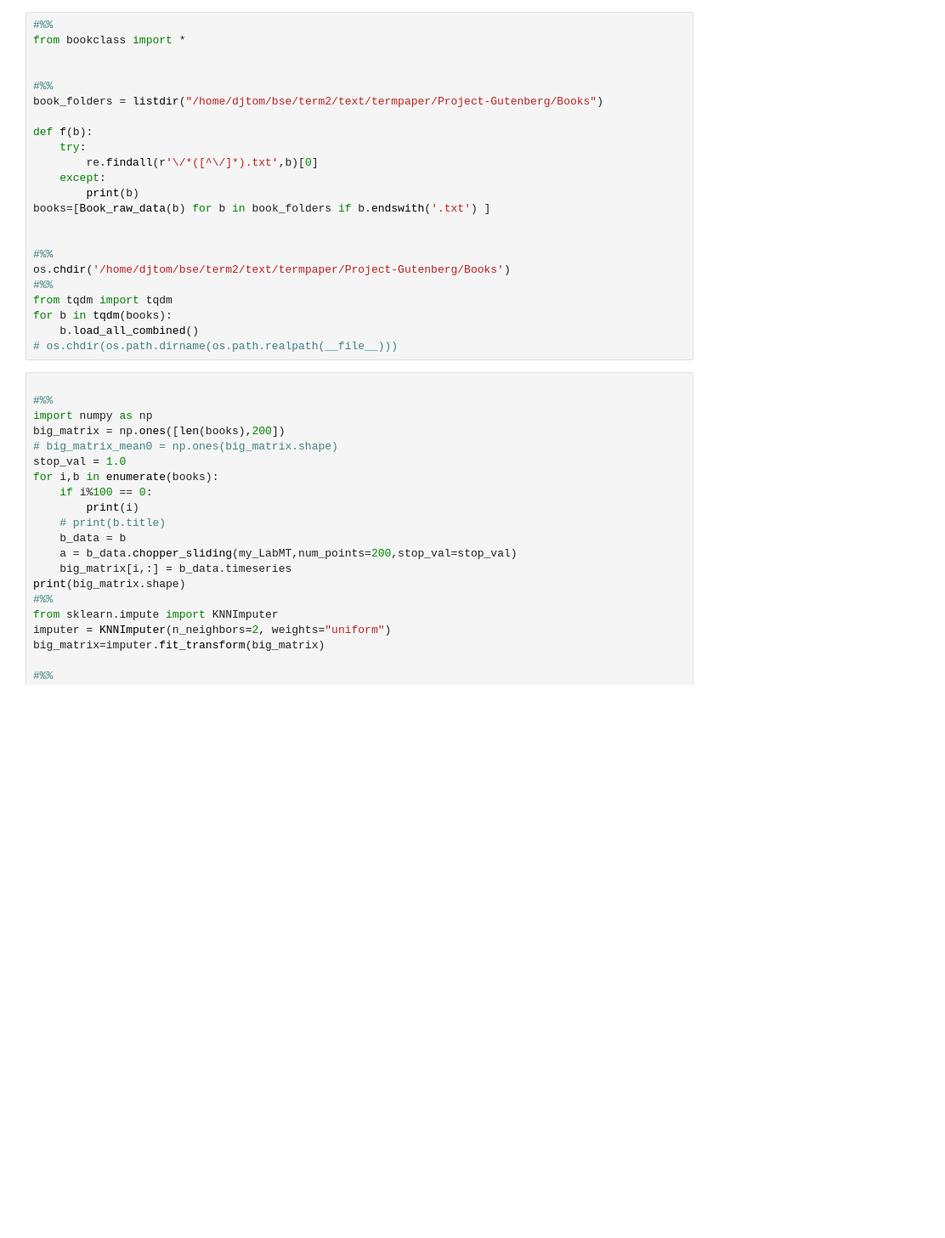
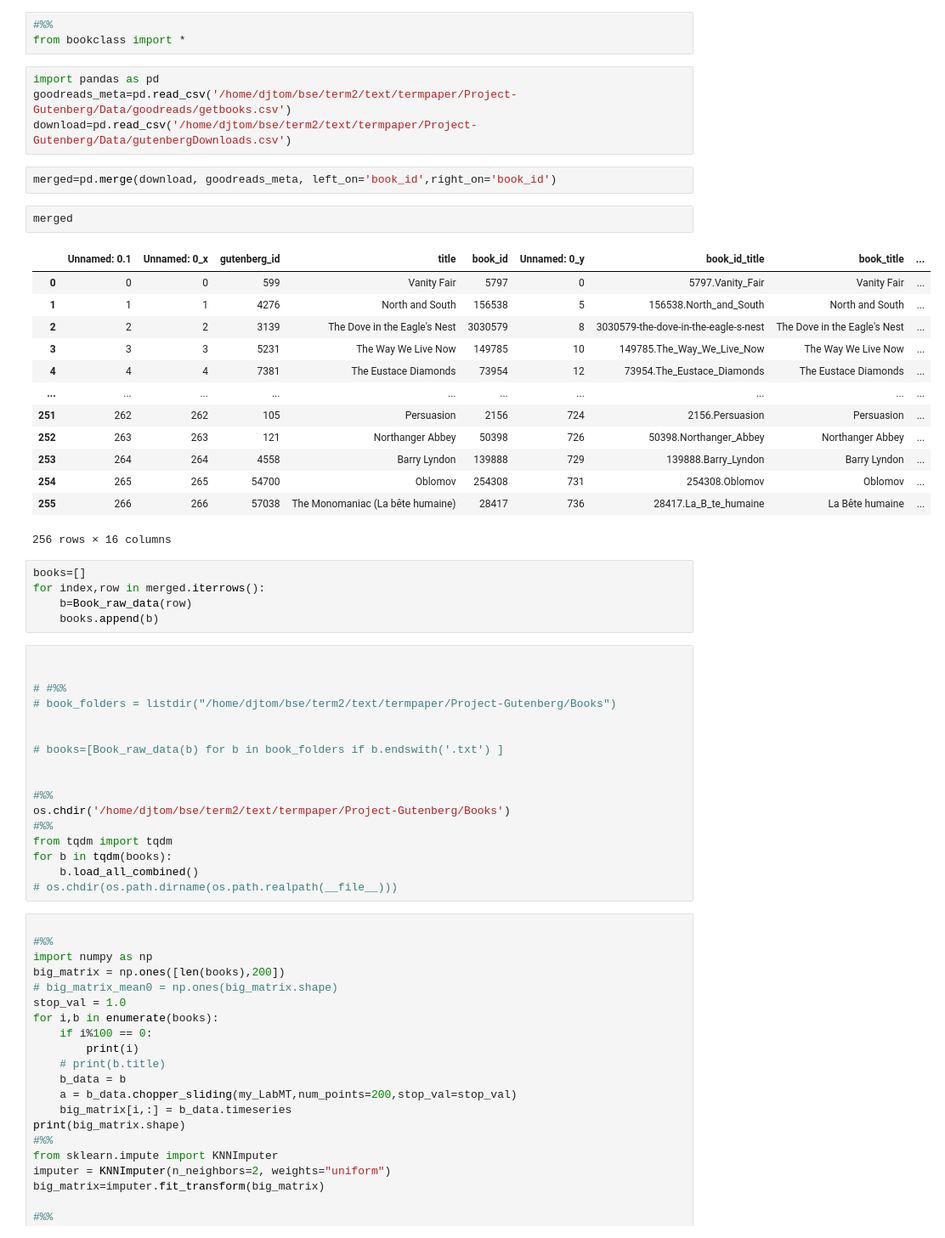
Before and after one commit to erikaguti/Project-Gutenberg, a Jupyter notebook: Model/pca-svd-001.ipynb, the cells around one changed output. Shown at 85% size. Cells and saved outputs as stored; diff of their text form; blank space fills up the shorter version.

Commit message:
added dataframe integration

```diff
--- a/Model/pca-svd-001.ipynb
+++ b/Model/pca-svd-001.ipynb
@@ -1,17 +1,41 @@
+# %%
+#%%
+from bookclass import *
+# %%
+import pandas as pd
+goodreads_meta=pd.read_csv('/home/djtom/bse/term2/text/termpaper/Project-Gutenberg/Data/goodreads/getbooks.csv')
+download=pd.read_csv('/home/djtom/bse/term2/text/termpaper/Project-Gutenberg/Data/gutenbergDownloads.csv')
+# %%
+merged=pd.merge(download, goodreads_meta, left_on='book_id',right_on='book_id')
+# %%
+merged
+# %% [output]
+|  | Unnamed: 0.1 | Unnamed: 0_x | gutenberg_id | title | book_id | Unnamed: 0_y | book_id_title | book_title | ... |
+| 0 | 0 | 0 | 599 | Vanity Fair | 5797 | 0 | 5797.Vanity_Fair | Vanity Fair | ... |
+| 1 | 1 | 1 | 4276 | North and South | 156538 | 5 | 156538.North_and_South | North and South | ... |
+| 2 | 2 | 2 | 3139 | The Dove in the Eagle's Nest | 3030579 | 8 | 3030579-the-dove-in-the-eagle-s-nest | The Dove in the Eagle's Nest | ... |
+| 3 | 3 | 3 | 5231 | The Way We Live Now | 149785 | 10 | 149785.The_Way_We_Live_Now | The Way We Live Now | ... |
+| 4 | 4 | 4 | 7381 | The Eustace Diamonds | 73954 | 12 | 73954.The_Eustace_Diamonds | The Eustace Diamonds | ... |
+| ... | ... | ... | ... | ... | ... | ... | ... | ... | ... |
+| 251 | 262 | 262 | 105 | Persuasion | 2156 | 724 | 2156.Persuasion | Persuasion | ... |
+| 252 | 263 | 263 | 121 | Northanger Abbey | 50398 | 726 | 50398.Northanger_Abbey | Northanger Abbey | ... |
+| 253 | 264 | 264 | 4558 | Barry Lyndon | 139888 | 729 | 139888.Barry_Lyndon | Barry Lyndon | ... |
+| 254 | 265 | 265 | 54700 | Oblomov | 254308 | 731 | 254308.Oblomov | Oblomov | ... |
+| 255 | 266 | 266 | 57038 | The Monomaniac (La bête humaine) | 28417 | 736 | 28417.La_B_te_humaine | La Bête humaine | ... |
+256 rows × 16 columns
+# %%
+books=[]
+for index,row in merged.iterrows():
+    b=Book_raw_data(row)
+    books.append(b)
 # %%
-#%%
-from bookclass import *
 
 
-#%%
-book_folders = listdir("/home/djtom/bse/term2/text/termpaper/Project-Gutenberg/Books")
+# #%%
+# book_folders = listdir("/home/djtom/bse/term2/text/termpaper/Project-Gutenberg/Books")
 
-def f(b):
-    try:
-        re.findall(r'\/*([^\/]*).txt',b)[0]
-    except:
-        print(b)
-books=[Book_raw_data(b) for b in book_folders if b.endswith('.txt') ]
+
+# books=[Book_raw_data(b) for b in book_folders if b.endswith('.txt') ]
 
 
 #%%
```
Also changed, not shown: 2 other files.
